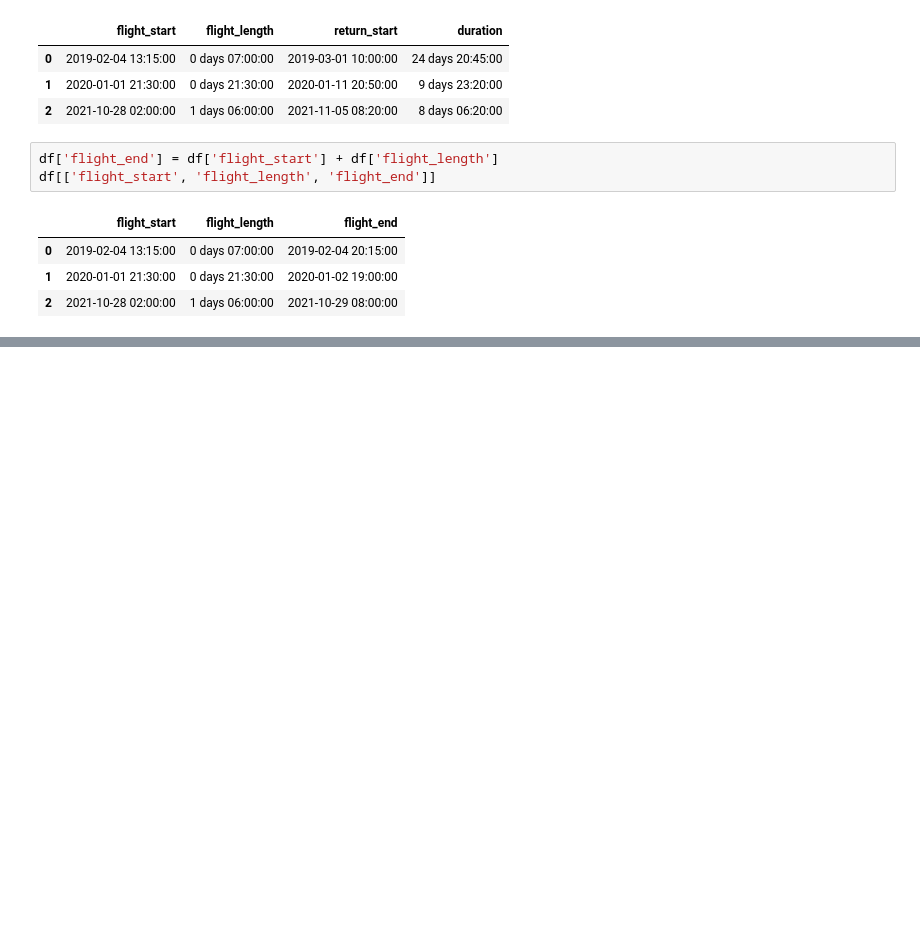
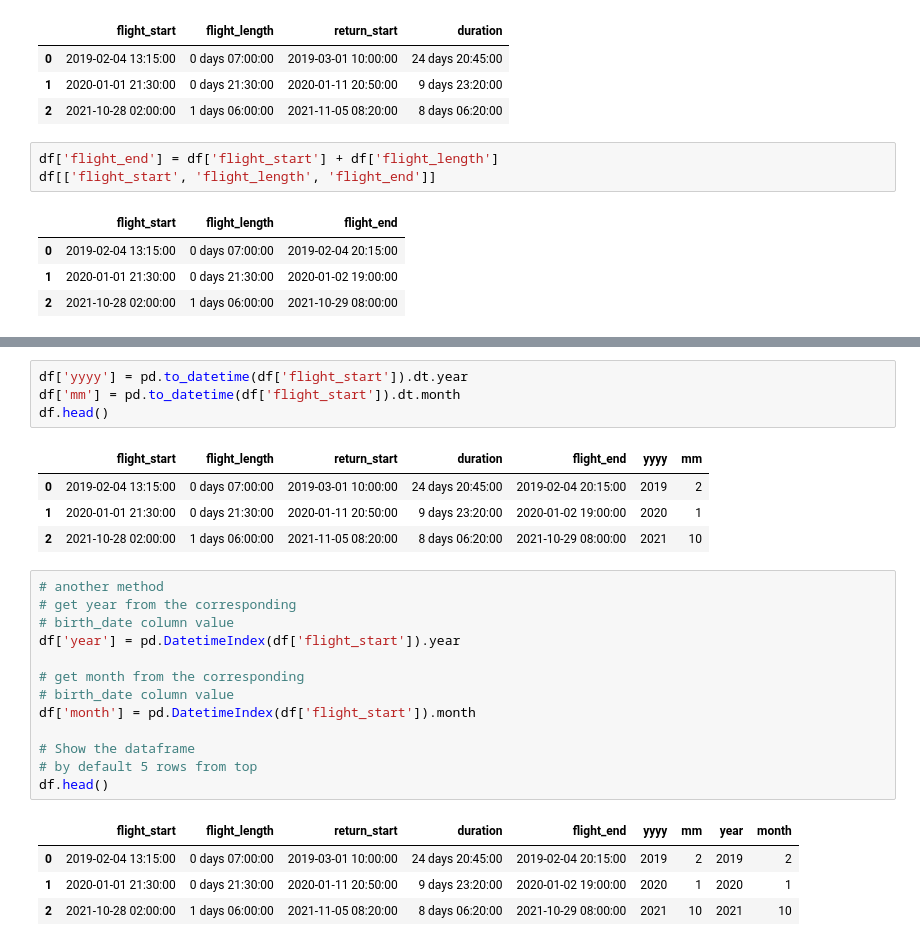
Before and after one commit to gsdavis1959/Python, a Jupyter notebook: PandasDateTimeTemplate.ipynb, the cells around one changed output, grey strips where cells are left out. Drawn from its saved outputs; the diff is of its cells as text; blank space fills up the shorter version.

```diff
--- a/PandasDateTimeTemplate.ipynb
+++ b/PandasDateTimeTemplate.ipynb
@@ -42,0 +51,27 @@ df[['flight_start', 'flight_length', 'flight_end']]
+# %%
+df['yyyy'] = pd.to_datetime(df['flight_start']).dt.year
+df['mm'] = pd.to_datetime(df['flight_start']).dt.month
+df.head()
+# %% [output]
+|  | flight_start | flight_length | return_start | duration | flight_end | yyyy | mm |
+| 0 | 2019-02-04 13:15:00 | 0 days 07:00:00 | 2019-03-01 10:00:00 | 24 days 20:45:00 | 2019-02-04 20:15:00 | 2019 | 2 |
+| 1 | 2020-01-01 21:30:00 | 0 days 21:30:00 | 2020-01-11 20:50:00 | 9 days 23:20:00 | 2020-01-02 19:00:00 | 2020 | 1 |
+| 2 | 2021-10-28 02:00:00 | 1 days 06:00:00 | 2021-11-05 08:20:00 | 8 days 06:20:00 | 2021-10-29 08:00:00 | 2021 | 10 |
+# %%
+# another method
+# get year from the corresponding
+# birth_date column value
+df['year'] = pd.DatetimeIndex(df['flight_start']).year
+
+# get month from the corresponding
+# birth_date column value
+df['month'] = pd.DatetimeIndex(df['flight_start']).month
+
+# Show the dataframe
+# by default 5 rows from top
+df.head()
+# %% [output]
+|  | flight_start | flight_length | return_start | duration | flight_end | yyyy | mm | year | month |
+| 0 | 2019-02-04 13:15:00 | 0 days 07:00:00 | 2019-03-01 10:00:00 | 24 days 20:45:00 | 2019-02-04 20:15:00 | 2019 | 2 | 2019 | 2 |
+| 1 | 2020-01-01 21:30:00 | 0 days 21:30:00 | 2020-01-11 20:50:00 | 9 days 23:20:00 | 2020-01-02 19:00:00 | 2020 | 1 | 2020 | 1 |
+| 2 | 2021-10-28 02:00:00 | 1 days 06:00:00 | 2021-11-05 08:20:00 | 8 days 06:20:00 | 2021-10-29 08:00:00 | 2021 | 10 | 2021 | 10 |
```
Also changed, not shown: parts of 1 cell of this notebook.
